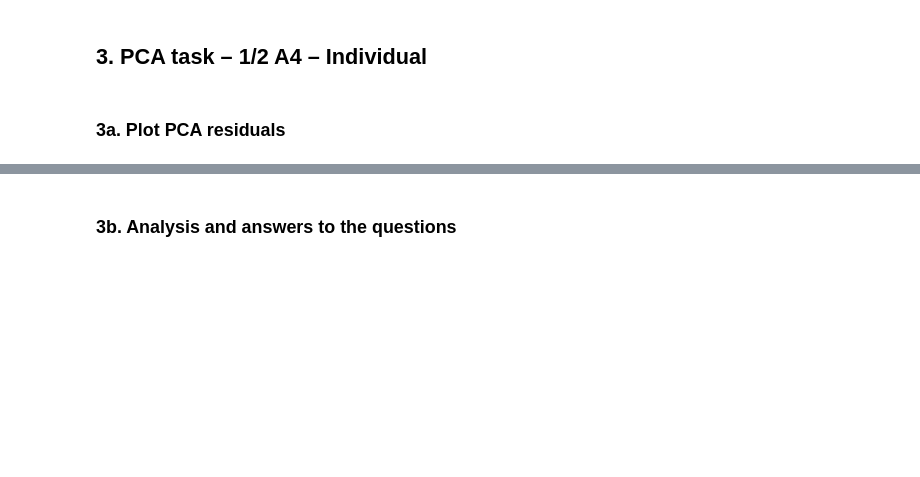
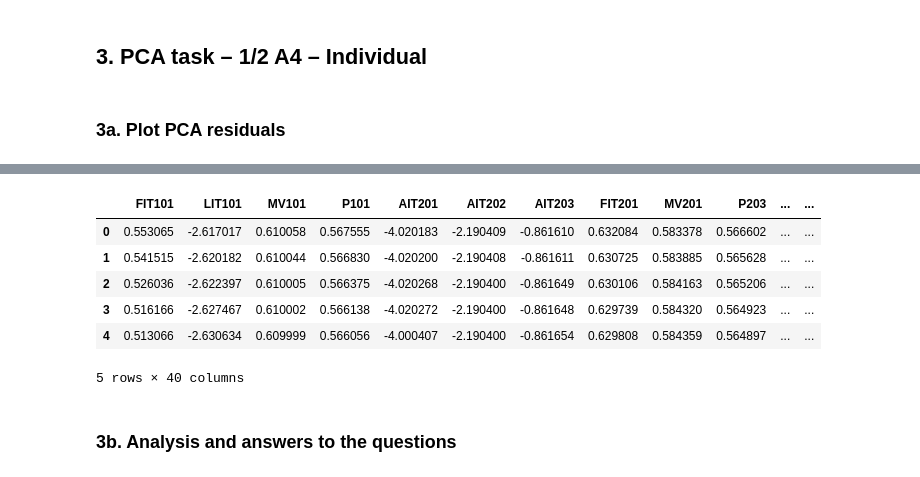
Before and after one commit to kponichtera/cs4035-cda, a Jupyter notebook: lab2/pca_reg.ipynb, the cells around one changed output, grey strips where cells are left out. Saved outputs shown, nothing was run; the diff lists cells and outputs as text; code cells hidden in the pictures; blank space fills up the shorter version.

```diff
--- a/lab2/pca_reg.ipynb
+++ b/lab2/pca_reg.ipynb
@@ -184,2 +238,12 @@ plt.show()
+# %%
+X_train_res.head()
+# %% [output]
+|  | FIT101 | LIT101 | MV101 | P101 | AIT201 | AIT202 | AIT203 | FIT201 | MV201 | P203 | ... | ... |
+| 0 | 0.553065 | -2.617017 | 0.610058 | 0.567555 | -4.020183 | -2.190409 | -0.861610 | 0.632084 | 0.583378 | 0.566602 | ... | ... |
+| 1 | 0.541515 | -2.620182 | 0.610044 | 0.566830 | -4.020200 | -2.190408 | -0.861611 | 0.630725 | 0.583885 | 0.565628 | ... | ... |
+| 2 | 0.526036 | -2.622397 | 0.610005 | 0.566375 | -4.020268 | -2.190400 | -0.861649 | 0.630106 | 0.584163 | 0.565206 | ... | ... |
+| 3 | 0.516166 | -2.627467 | 0.610002 | 0.566138 | -4.020272 | -2.190400 | -0.861648 | 0.629739 | 0.584320 | 0.564923 | ... | ... |
+| 4 | 0.513066 | -2.630634 | 0.609999 | 0.566056 | -4.000407 | -2.190400 | -0.861654 | 0.629808 | 0.584359 | 0.564897 | ... | ... |
+5 rows × 40 columns
 # %% [markdown]
 ### 3b. Analysis and answers to the questions
```
Also changed, not shown: parts of 3 cells of this notebook.
